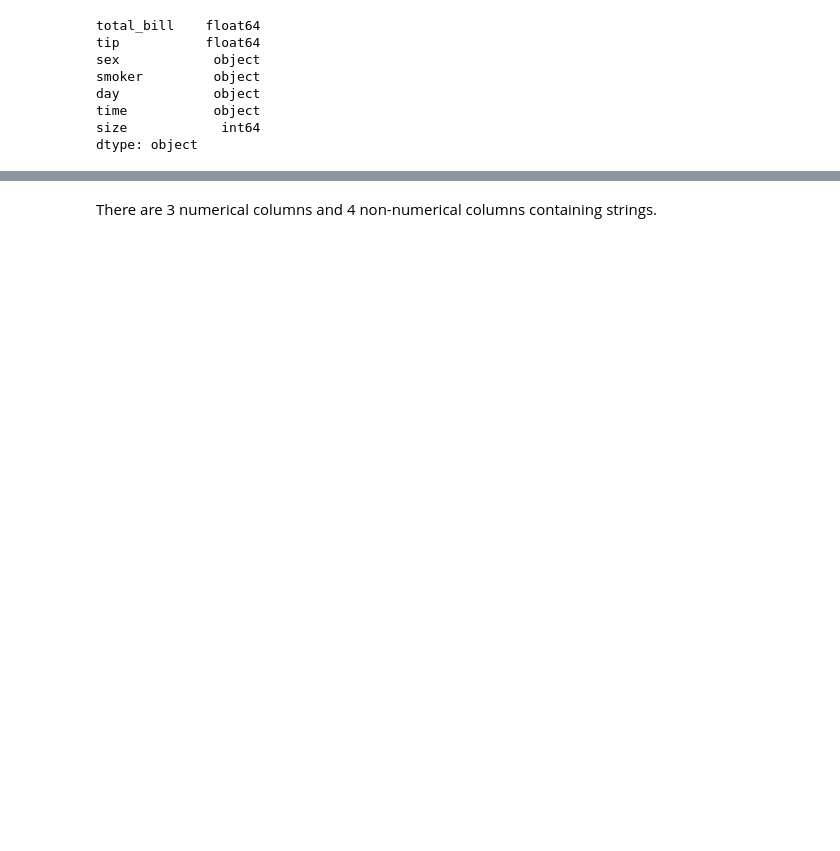
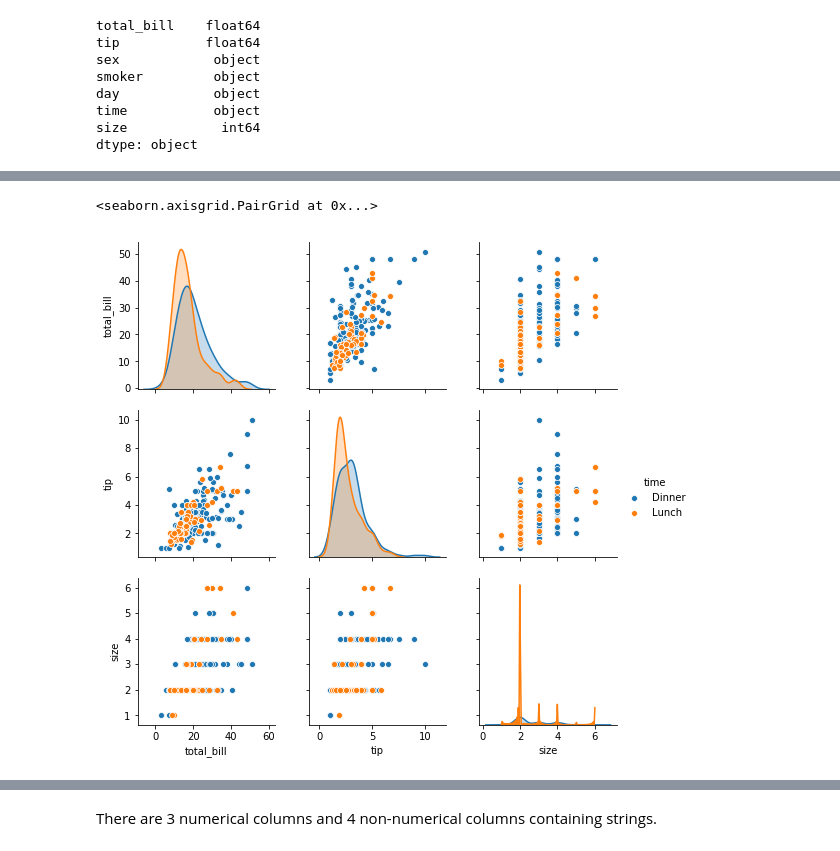
Before and after one commit to angela1C/Fundamentals-of-Data-Analysis-Project-2019, a Jupyter notebook: tips-project.ipynb, the cells around one changed output, grey strips where cells are left out. Drawn from its saved outputs; the diff is of its cells as text; code cells hidden in the pictures; blank space fills up the shorter version.

Commit message:
started work on summary statistics using pandas, plots with seaborn

```diff
--- a/tips-project.ipynb
+++ b/tips-project.ipynb
@@ -57,4 +57,4 @@ It is a small dataset so the entire csv file can be read into python in one go w
 csv_url = 'https://raw.githubusercontent.com/mwaskom/seaborn-data/master/tips.csv'
       # using the attribute information as the column names
 #col_names = ['Sepal_Length','Sepal_Width','Petal_Length','Petal_Width','Class']
-tips_df =  pd.read_csv(csv_url)
+df =  pd.read_csv(csv_url)  ## creata a DataFrame named df from reading in the csv file
@@ -87,0 +292,6 @@ dtype: object
+# %%
+import seaborn as sns
+sns.pairplot(df, hue = "time")
+# %% [output]
+<seaborn.axisgrid.PairGrid at 0x...>
+[figure, added]
```
Also changed, not shown: parts of 47 cells of this notebook, 1 other file.
